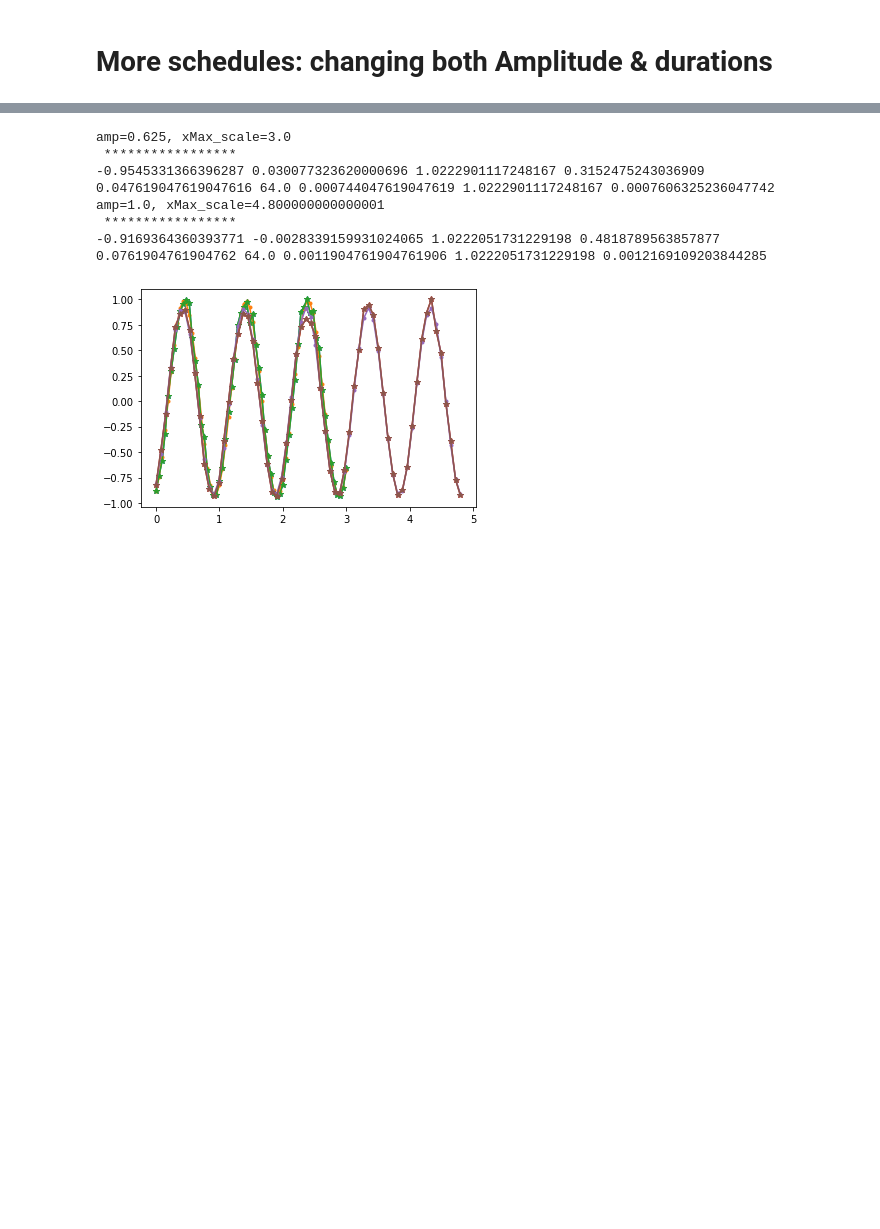
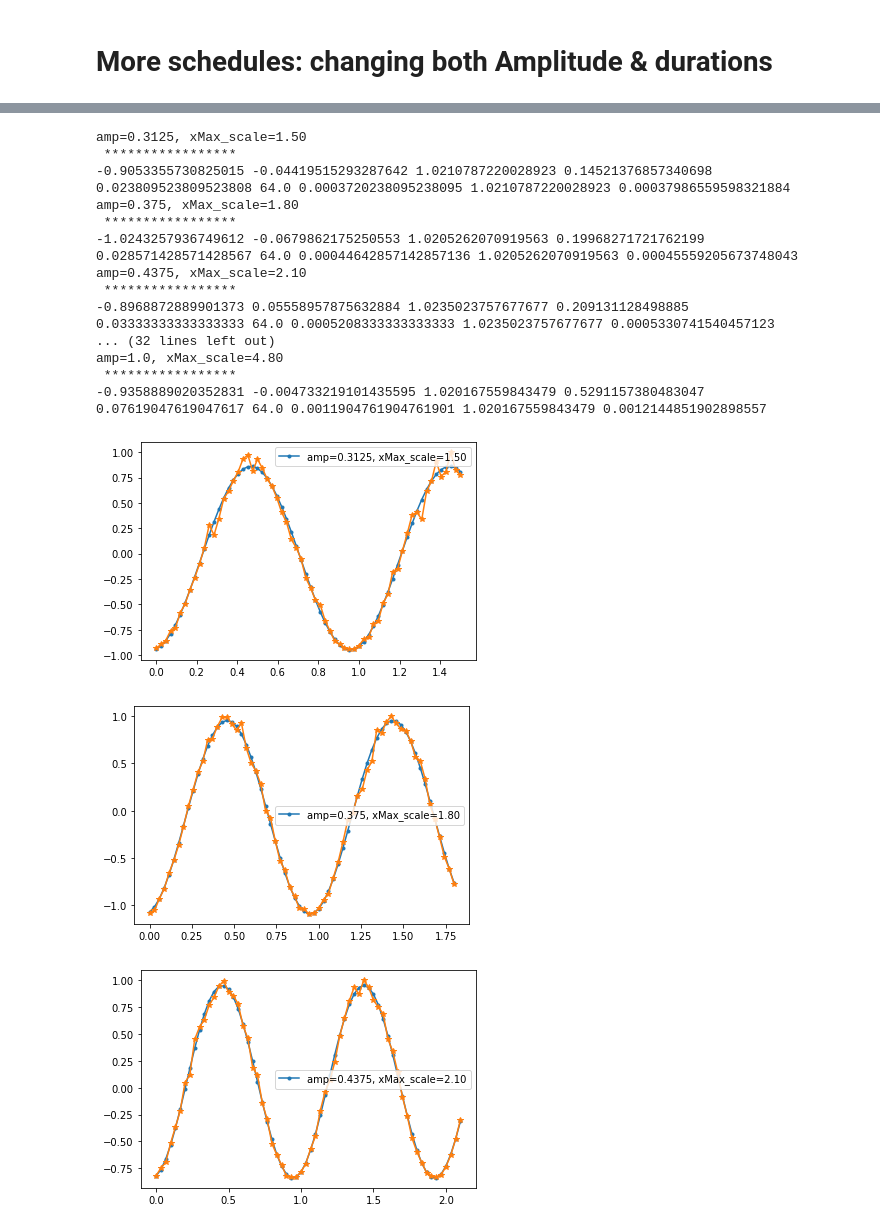
Before and after one commit to itsuka021/18-Generation_of_stretched_single_qubit_gates_for_Richardson_error_extrapolation, a Jupyter notebook: Rabi_linear_fit.ipynb, the cells around one changed output, grey strips where cells are left out. Saved outputs shown, nothing was run; the diff lists cells and outputs as text; code cells hidden in the pictures; blank space fills up the shorter version.

```diff
--- a/Rabi_linear_fit.ipynb
+++ b/Rabi_linear_fit.ipynb
@@ -140,12 +141,13 @@ def fit_Freq(x, y, xMax):
     """
     y2 = 1/np.abs(np.max(y)) * np.real(y)
     x2 = np.linspace(0, xMax, len(x))
-    plt.plot(x2, y2,'-*')
+    #plt.plot(x2, y2,'-*')
 
     fitparams, conv = curve_fit(cos_fit_func, x2, y2, [ 1,  0,  1, 0])
     a0, b0, w0, phi0 = fitparams
     print(' ***************** ')
     print(a0, b0, w0, phi0)
+    plt.figure()
     plt.plot(x2,cos_fit_func(x2, *fitparams),'.-',x2, y2,'-*')
 
     # --------- rescaling back to the original unit  ------- #
@@ -163,7 +165,7 @@ response0 =  response[0] - np.mean( response[0] )
 a0, b0, w0, phi0, Freq = fit_Freq(drive_duration, response0, xMax)
 
 fparm_List = [np.array([a0, b0, w0, phi0])]
-Amp_List   = [amp]
+Amp_List   = [drive_amps[0]]
 w0_List     = [w0]
 Freq_List   = [Freq]
 xMax_List  = [xMax]
@@ -175,7 +177,9 @@ xMax_List  = [xMax]
 # %% [markdown]
 #  More schedules:  changing both Amplitude & durations
 # %%
-for cnt in np.arange(1, len(drive_amps)):
+Look_AR = np.arange(1, 6)
+#for cnt in np.arange(1, len(drive_amps)):
+for cnt in Look_AR:
     resp_Amp = response[cnt]
     resp_Amp = resp_Amp - np.mean(resp_Amp)
     amp         = drive_amps[cnt]
@@ -184,5 +188,5 @@ for cnt in np.arange(1, len(drive_amps)):
     #print(resp_Amp)
 
     plt.plot(drive_duration,np.real(resp_Amp),'-*')
-plt.legend(drive_amps[1:])
+plt.legend(drive_amps[Look_AR])
 # %% [output]
@@ -192,0 +200,13 @@ amp=1.0, xMax_scale=4.8
+# %%
+Look_AR = np.arange(6, len(drive_amps))
+#for cnt in np.arange(1, len(drive_amps)):
+for cnt in Look_AR:
+    resp_Amp = response[cnt]
+    resp_Amp = resp_Amp - np.mean(resp_Amp)
+    amp         = drive_amps[cnt]
+    xMax_scal = xMax_List[-1] * (amp/Amp_List[-1])     #  estimated scaled  xMax
+    print('amp={}, xMax_scale={}'.format(amp, xMax_scal))
+    #print(resp_Amp)
+
+    plt.plot(drive_duration,np.real(resp_Amp),'-*')
+plt.legend(drive_amps[Look_AR])
@@ -198,25 +228,39 @@ amp=1.0, xMax_scale=4.8
 # %%
 for cnt in np.arange(1, len(drive_amps)):
     resp_Amp = response[cnt]
     resp_Amp = resp_Amp - np.mean(resp_Amp)
     amp         = drive_amps[cnt]
     xMax_scal = xMax_List[-1] * (amp/Amp_List[-1])     #  estimated scaled  xMax
-    print('amp={}, xMax_scale={}'.format(amp, xMax_scal))
+    str = 'amp={}, xMax_scale={:.2f}'.format(amp, xMax_scal)
+    print(str)
 
     a0, b0, w0, phi0, Freq = fit_Freq(drive_duration, resp_Amp, xMax_scal)
+    plt.legend([str])
+
 
     Amp_List.append(amp)
     w0_List.append(w0)
     Freq_List.append(Freq)
     xMax_List.append(xMax_scal)
     fparm_List.append(np.array([a0, b0, w0, phi0]))
 # %% [output]
-amp=0.625, xMax_scale=3.0
+amp=0.3125, xMax_scale=1.50
  *****************
--0.9545331366396287 0.030077323620000696 1.0222901117248167 0.3152475243036909
-0.047619047619047616 64.0 0.000744047619047619 1.0222901117248167 0.0007606325236047742
-amp=1.0, xMax_scale=4.800000000000001
+-0.9053355730825015 -0.04419515293287642 1.0210787220028923 0.14521376857340698
+0.023809523809523808 64.0 0.0003720238095238095 1.0210787220028923 0.00037986559598321884
+amp=0.375, xMax_scale=1.80
  *****************
--0.9169364360393771 -0.0028339159931024065 1.0222051731229198 0.4818789563857877
-0.0761904761904762 64.0 0.0011904761904761906 1.0222051731229198 0.0012169109203844285
+-1.0243257936749612 -0.0679862175250553 1.0205262070919563 0.19968271721762199
+0.028571428571428567 64.0 0.00044642857142857136 1.0205262070919563 0.00045559205673748043
+amp=0.4375, xMax_scale=2.10
+ *****************
+-0.8968872889901373 0.05558957875632884 1.0235023757677677 0.209131128498885
+0.03333333333333333 64.0 0.0005208333333333333 1.0235023757677677 0.0005330741540457123
+... (32 lines left out)
+amp=1.0, xMax_scale=4.80
+ *****************
+-0.9358889020352831 -0.004733219101435595 1.020167559843479 0.5291157380483047
+0.07619047619047617 64.0 0.0011904761904761901 1.020167559843479 0.0012144851902898557
-[figure, old version]
+[figure, new version]
+[figure, added]
+[figure, added]
```
Also changed, not shown: parts of 10 cells of this notebook.
